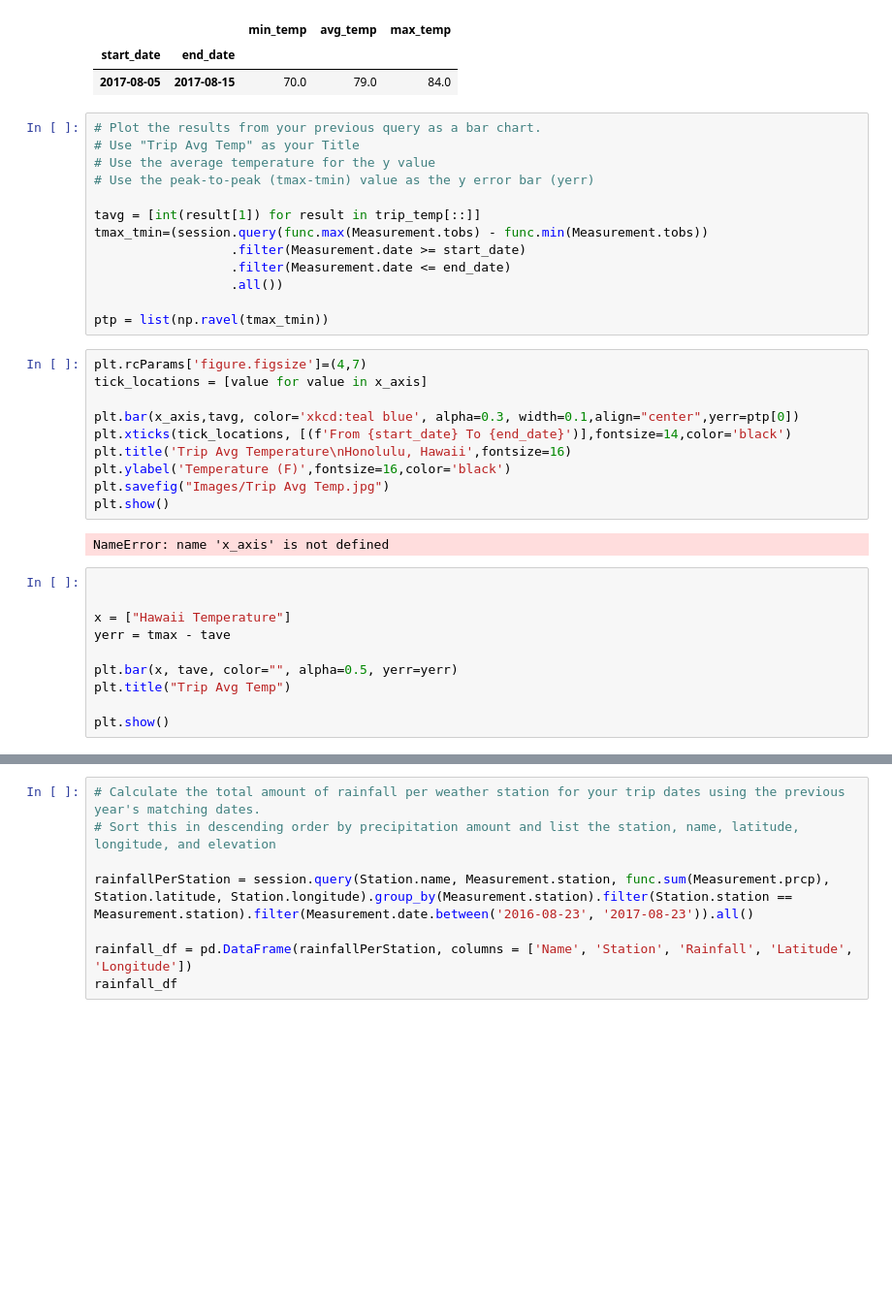
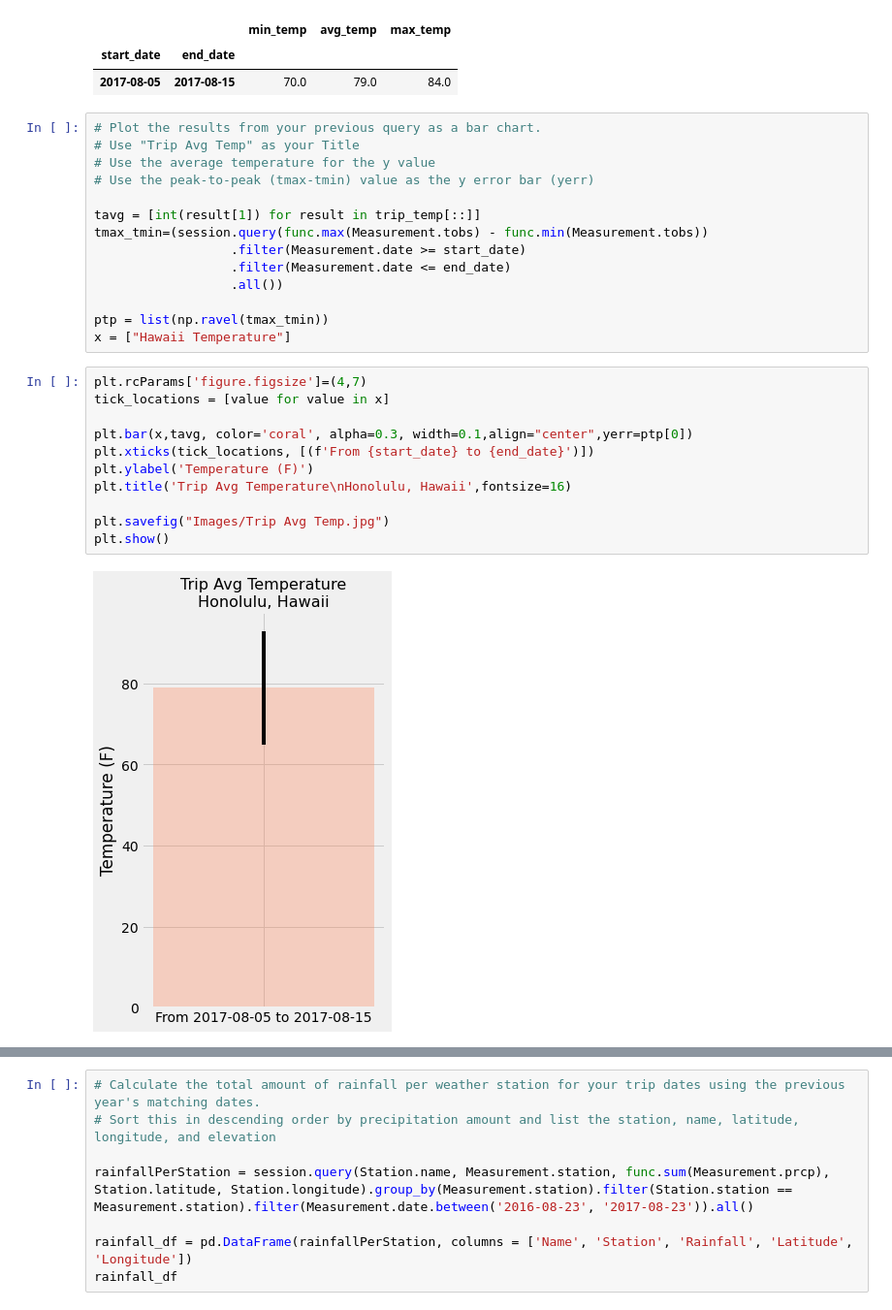
Before and after one commit to itsnameeta/sqlalchemy-challenge, a Jupyter notebook: climate.ipynb, the cells around one changed output, grey strips where cells are left out. Shown at 97% size. Cells and saved outputs as stored; diff of their text form; blank space fills up the shorter version.

```diff
--- a/climate.ipynb
+++ b/climate.ipynb
@@ -451,25 +451,17 @@ tmax_tmin=(session.query(func.max(Measurement.tobs) - func.min(Measurement.tobs)
                   .all())
 
 ptp = list(np.ravel(tmax_tmin))
+x = ["Hawaii Temperature"]
 # %%
 plt.rcParams['figure.figsize']=(4,7)
-tick_locations = [value for value in x_axis]
+tick_locations = [value for value in x]
 
-plt.bar(x_axis,tavg, color='xkcd:teal blue', alpha=0.3, width=0.1,align="center",yerr=ptp[0])
-plt.xticks(tick_locations, [(f'From {start_date} To {end_date}')],fontsize=14,color='black')
+plt.bar(x,tavg, color='coral', alpha=0.3, width=0.1,align="center",yerr=ptp[0])
+plt.xticks(tick_locations, [(f'From {start_date} to {end_date}')])
+plt.ylabel('Temperature (F)')
 plt.title('Trip Avg Temperature\nHonolulu, Hawaii',fontsize=16)
-plt.ylabel('Temperature (F)',fontsize=16,color='black')
+
 plt.savefig("Images/Trip Avg Temp.jpg")
 plt.show()
 # %% [output]
-NameError: name 'x_axis' is not defined
+[figure, added]
-# %%
-
-
-x = ["Hawaii Temperature"]
-yerr = tmax - tave
-
-plt.bar(x, tave, color="", alpha=0.5, yerr=yerr)
-plt.title("Trip Avg Temp")
-
-plt.show()
```
Also changed, not shown: parts of 1 cell of this notebook, 2 other files.
